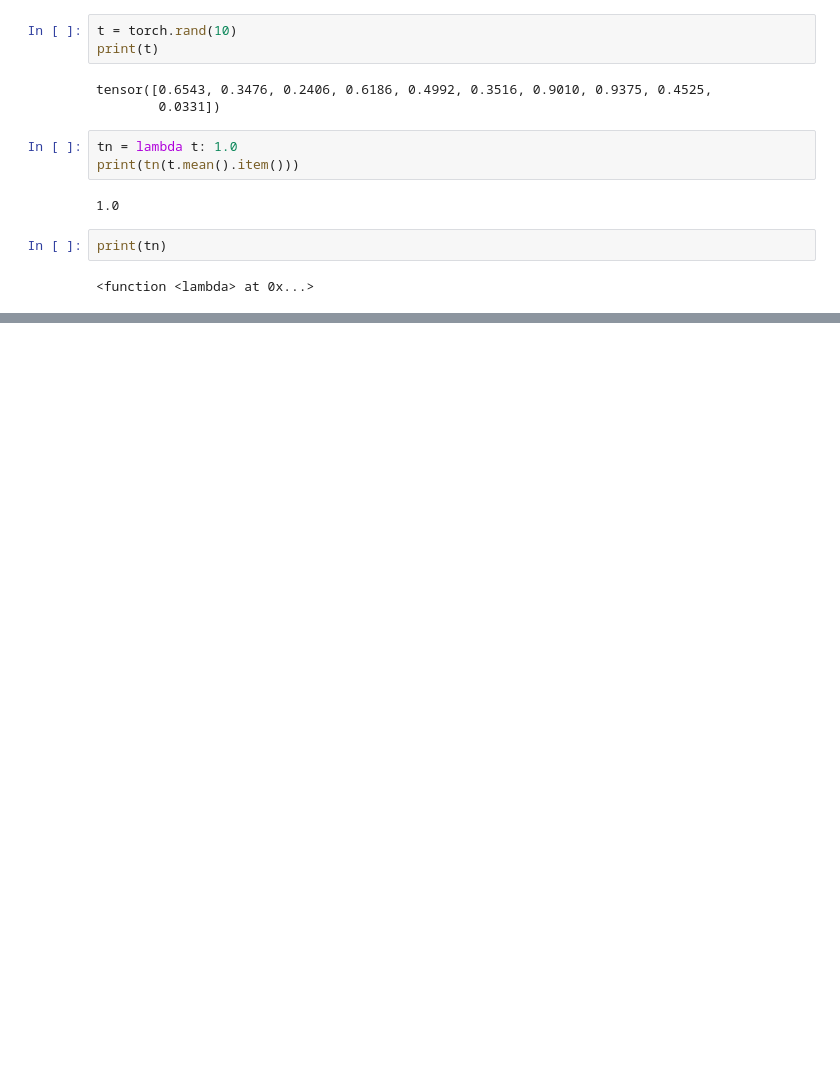
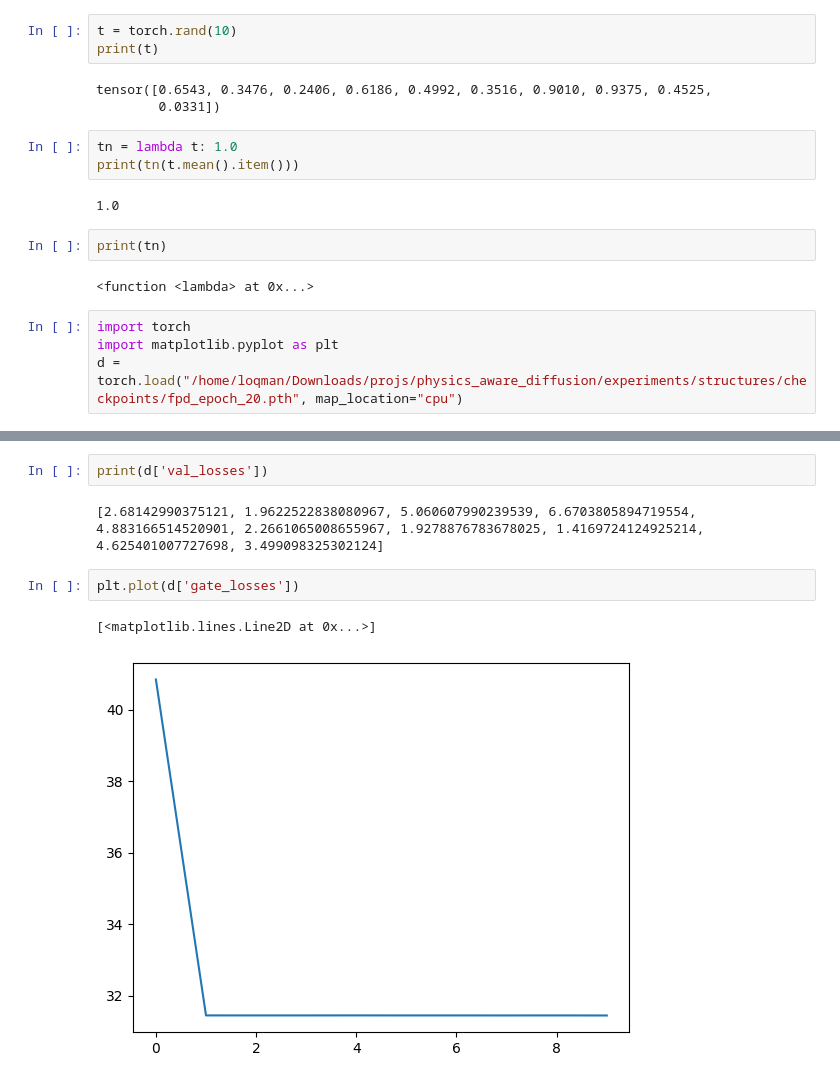
Before and after one commit to LoqmanSamani/physics_aware_diffusion, a Jupyter notebook: Untitled.ipynb, the cells around one changed output, grey strips where cells are left out. Saved outputs shown, nothing was run; the diff lists cells and outputs as text; blank space fills up the shorter version.

```diff
--- a/Untitled.ipynb
+++ b/Untitled.ipynb
@@ -728,3 +728,7 @@ print(tn(t.mean().item()))
 print(tn)
 # %% [output]
 <function <lambda> at 0x...>
+# %%
+import torch
+import matplotlib.pyplot as plt
+d = torch.load("/home/loqman/Downloads/projs/physics_aware_diffusion/experiments/structures/checkpoints/fpd_epoch_20.pth", map_location="cpu")
@@ -730,0 +739,9 @@ print(tn)
+# %%
+print(d['val_losses'])
+# %% [output]
+[2.68142990375121, 1.9622522838080967, 5.060607990239539, 6.6703805894719554, 4.883166514520901, 2.2661065008655967, 1.9278876783678025, 1.4169724124925214, 4.625401007727698, 3.499098325302124]
+# %%
+plt.plot(d['gate_losses'])
+# %% [output]
+[<matplotlib.lines.Line2D at 0x...>]
+[figure, added]
```
Also changed, not shown: parts of 1 cell of this notebook, 2 other files.
